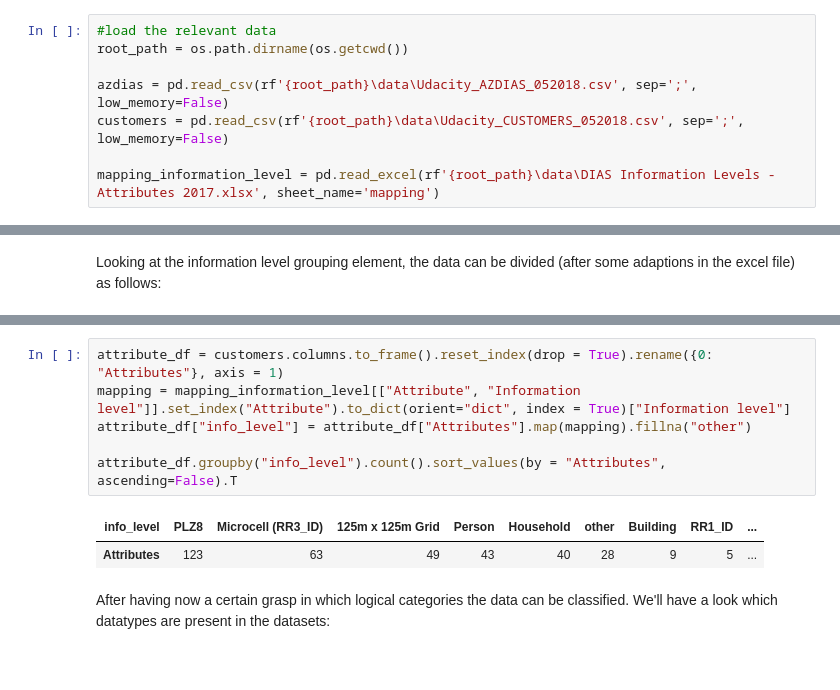
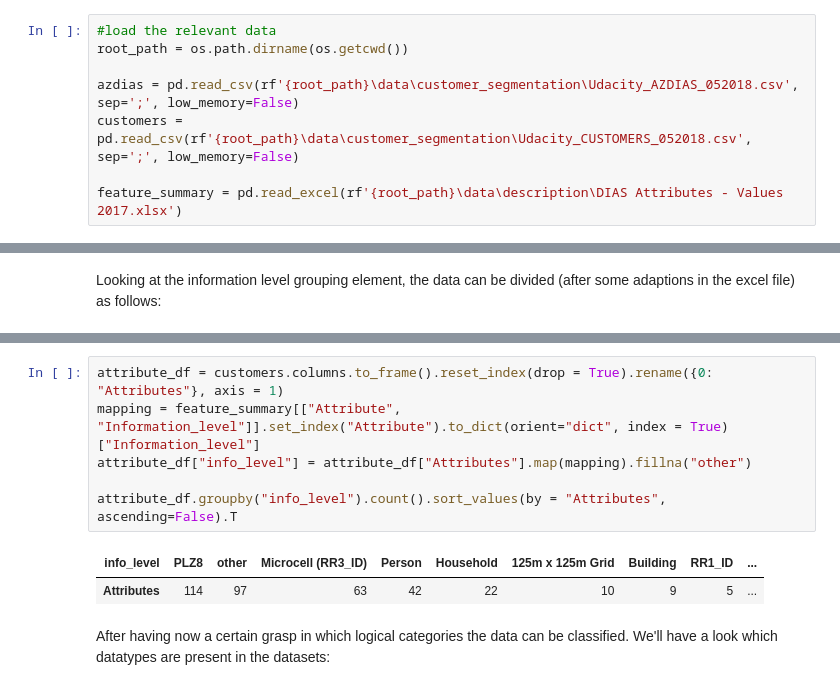
Before and after one commit to RobinWesselmann/Udacity_DataScientist_Class, a Jupyter notebook: 07_Project_Capstone_Arvato-Bertelsmann/Customer_Segmentation/customer_segmentation.ipynb, the cells around one changed output, grey strips where cells are left out. Saved outputs shown, nothing was run; the diff lists cells and outputs as text.

```diff
--- a/07_Project_Capstone_Arvato-Bertelsmann/Customer_Segmentation/customer_segmentation.ipynb
+++ b/07_Project_Capstone_Arvato-Bertelsmann/Customer_Segmentation/customer_segmentation.ipynb
@@ -54,10 +65,10 @@ from scipy.stats import skew,kurtosis
 #load the relevant data
 root_path = os.path.dirname(os.getcwd())
 
-azdias = pd.read_csv(rf'{root_path}\data\Udacity_AZDIAS_052018.csv', sep=';', low_memory=False)
-customers = pd.read_csv(rf'{root_path}\data\Udacity_CUSTOMERS_052018.csv', sep=';', low_memory=False)
+azdias = pd.read_csv(rf'{root_path}\data\customer_segmentation\Udacity_AZDIAS_052018.csv', sep=';', low_memory=False)
+customers = pd.read_csv(rf'{root_path}\data\customer_segmentation\Udacity_CUSTOMERS_052018.csv', sep=';', low_memory=False)
 
-mapping_information_level = pd.read_excel(rf'{root_path}\data\DIAS Information Levels - Attributes 2017.xlsx', sheet_name='mapping')
+feature_summary = pd.read_excel(rf'{root_path}\data\description\DIAS Attributes - Values 2017.xlsx')
 # %% [markdown]
 #### Description of the datasets at hand
 # %% [markdown]
@@ -107,12 +136,12 @@ Looking at the information level grouping element, the data can be divided (afte
 # %%
 attribute_df = customers.columns.to_frame().reset_index(drop = True).rename({0: "Attributes"}, axis = 1)
-mapping = mapping_information_level[["Attribute", "Information level"]].set_index("Attribute").to_dict(orient="dict", index = True)["Information level"]
+mapping = feature_summary[["Attribute", "Information_level"]].set_index("Attribute").to_dict(orient="dict", index = True)["Information_level"]
 attribute_df["info_level"] = attribute_df["Attributes"].map(mapping).fillna("other")
 
 attribute_df.groupby("info_level").count().sort_values(by = "Attributes", ascending=False).T
 # %% [output]
-| info_level | PLZ8 | Microcell (RR3_ID) | 125m x 125m Grid | Person | Household | other | Building | RR1_ID | ... |
-| Attributes | 123 | 63 | 49 | 43 | 40 | 28 | 9 | 5 | ... |
+| info_level | PLZ8 | other | Microcell (RR3_ID) | Person | Household | 125m x 125m Grid | Building | RR1_ID | ... |
+| Attributes | 114 | 97 | 63 | 42 | 22 | 10 | 9 | 5 | ... |
 # %% [markdown]
 After having now a certain grasp in which logical categories the data can be classified. We'll have a look which datatypes are present in the datasets:
 # %%
```
Also changed, not shown: parts of 119 cells of this notebook, 3 other files.
